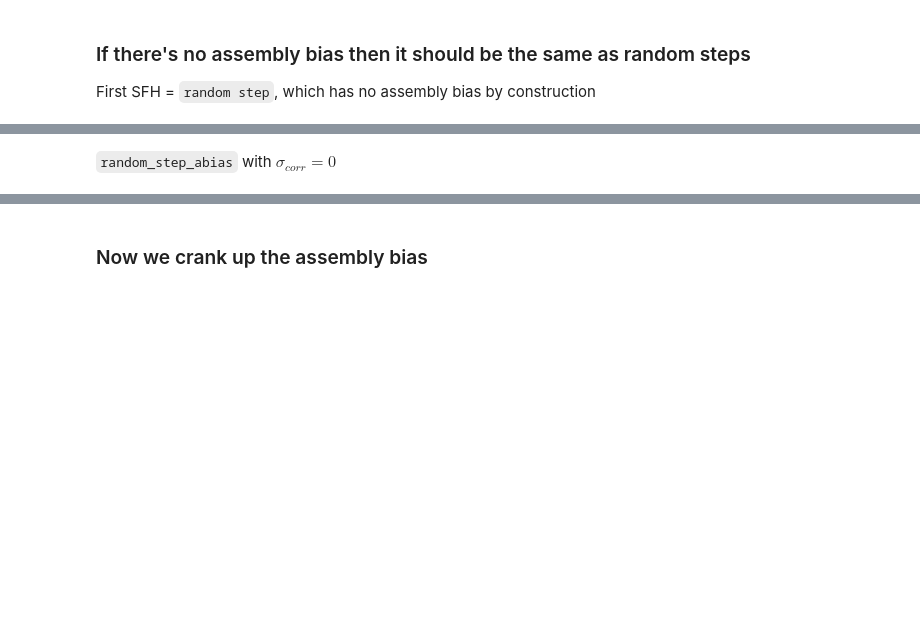
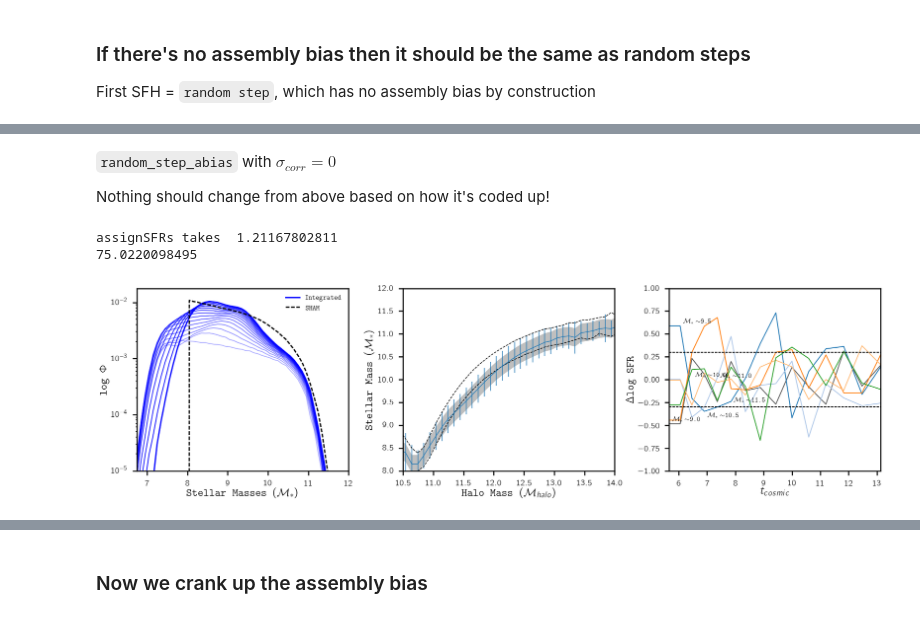
Before and after one commit to changhoonhahn/centralMS, a Jupyter notebook: code/notes_assemblybias.ipynb, the cells around one changed output, grey strips where cells are left out. Cells and saved outputs as stored; diff of their text form; code cells hidden in the pictures; blank space fills up the shorter version.

```diff
--- a/code/notes_assemblybias.ipynb
+++ b/code/notes_assemblybias.ipynb
@@ -59,16 +87,22 @@ plt.show()
 # %% [markdown]
 `random_step_abias` with $\sigma_{corr} = 0$
+
+Nothing should change from above based on how it's coded up!
 # %%
 # random step with ASSEMBLY BIAS set to 0
-theta['sfh'] = {'name': 'random_step_abias', 'sigma_tot': 0.3, 'sigma_corr': 0.0, 'dt_min': 0.5, 'dt_max': 0.5, 'sigma': 0.3}
+theta['sfh'] = {'name': 'random_step_abias', 'sigma_tot': 0.3, 'sigma_corr': 0.0, 'dt_min': 0.5, 'dt_max': 0.5}
 subhist = Cat.PureCentralHistory(sigma_smhm=sig_smhm, nsnap_ancestor=nsnap0)
 subcat = subhist.Read()
 
 eev = Evo.Evolver(subcat, theta, nsnap0=nsnap0)
 eev.Initiate()
 
 eev.Evolve()
-subcat = eev.SH_catalog
+subcat_abias0 = eev.SH_catalog
 
-testEvo.EvolverQAplots(subcat, theta)
+testEvo.EvolverQAplots(subcat_abias0, theta)
 plt.show()
+# %% [output]
+assignSFRs takes  1.21167802811
+75.0220098495
+[figure, added]
```
Also changed, not shown: parts of 11 cells of this notebook, 1 other file.
